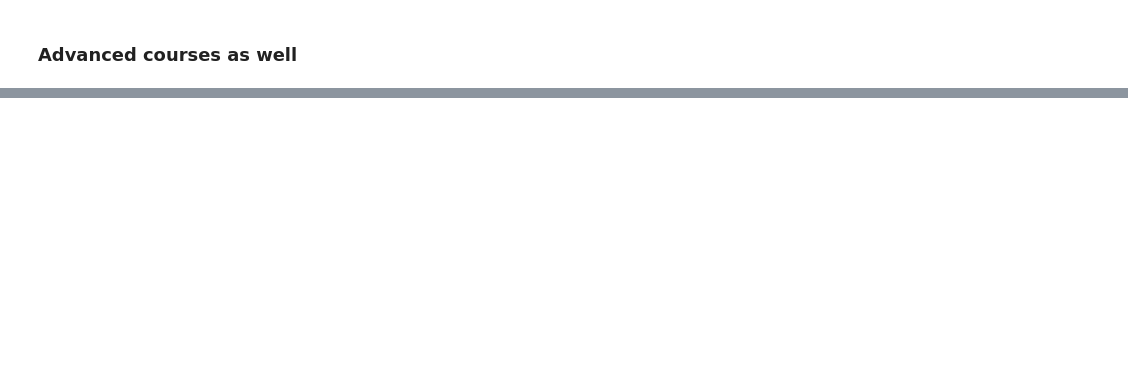
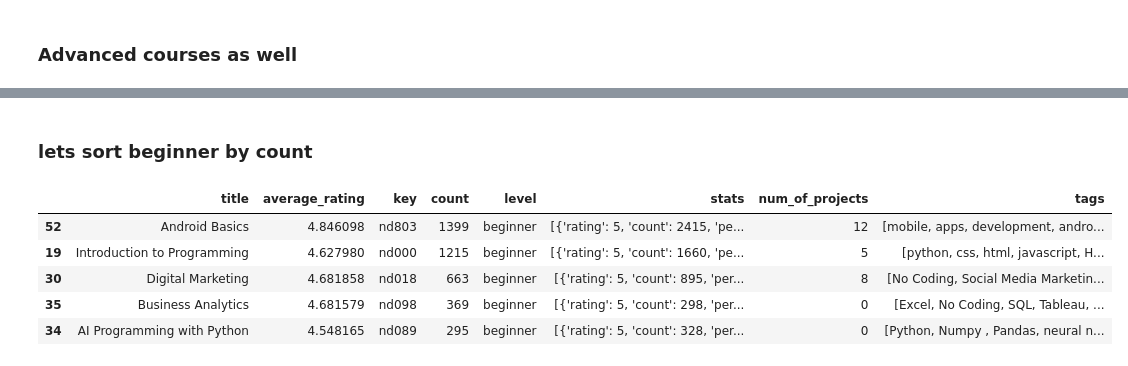
Before and after one commit to denistsoi/udacity-reviews, a Jupyter notebook: analyzing-data.ipynb, the cells around one changed output, grey strips where cells are left out. Cells and saved outputs as stored; diff of their text form; code cells hidden in the pictures; blank space fills up the shorter version.

```diff
--- a/analyzing-data.ipynb
+++ b/analyzing-data.ipynb
@@ -185,0 +285,12 @@ advanced_df.head(5)
+# %% [markdown]
+### lets sort beginner by count
+# %%
+beginner = beginner_df.sort_values(by = ["count"], ascending = False)
+beginner.head(5)
+# %% [output]
+|  | title | average_rating | key | count | level | stats | num_of_projects | tags |
+| 52 | Android Basics | 4.846098 | nd803 | 1399 | beginner | [{'rating': 5, 'count': 2415, 'pe... | 12 | [mobile, apps, development, andro... |
+| 19 | Introduction to Programming | 4.627980 | nd000 | 1215 | beginner | [{'rating': 5, 'count': 1660, 'pe... | 5 | [python, css, html, javascript, H... |
+| 30 | Digital Marketing | 4.681858 | nd018 | 663 | beginner | [{'rating': 5, 'count': 895, 'per... | 8 | [No Coding, Social Media Marketin... |
+| 35 | Business Analytics | 4.681579 | nd098 | 369 | beginner | [{'rating': 5, 'count': 298, 'per... | 0 | [Excel, No Coding, SQL, Tableau, ... |
+| 34 | AI Programming with Python | 4.548165 | nd089 | 295 | beginner | [{'rating': 5, 'count': 328, 'per... | 0 | [Python, Numpy , Pandas, neural n... |
```
Also changed, not shown: parts of 20 cells of this notebook.
